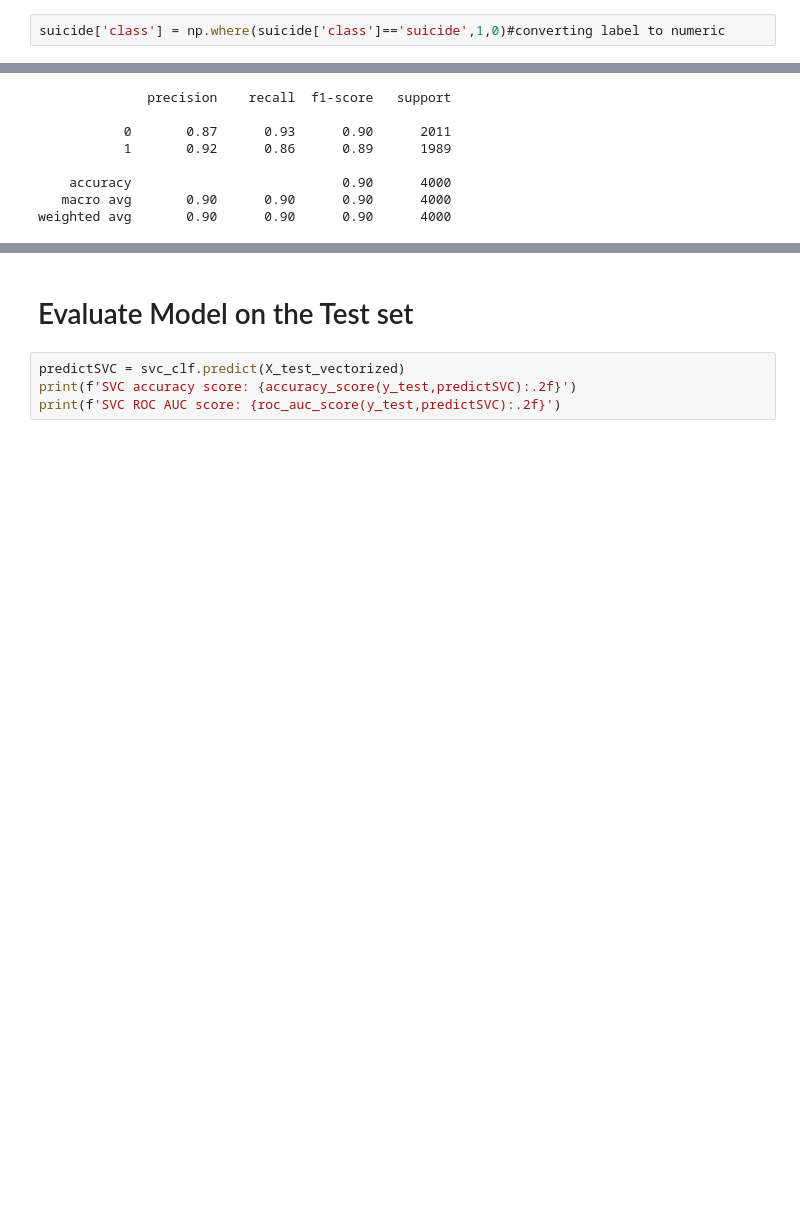
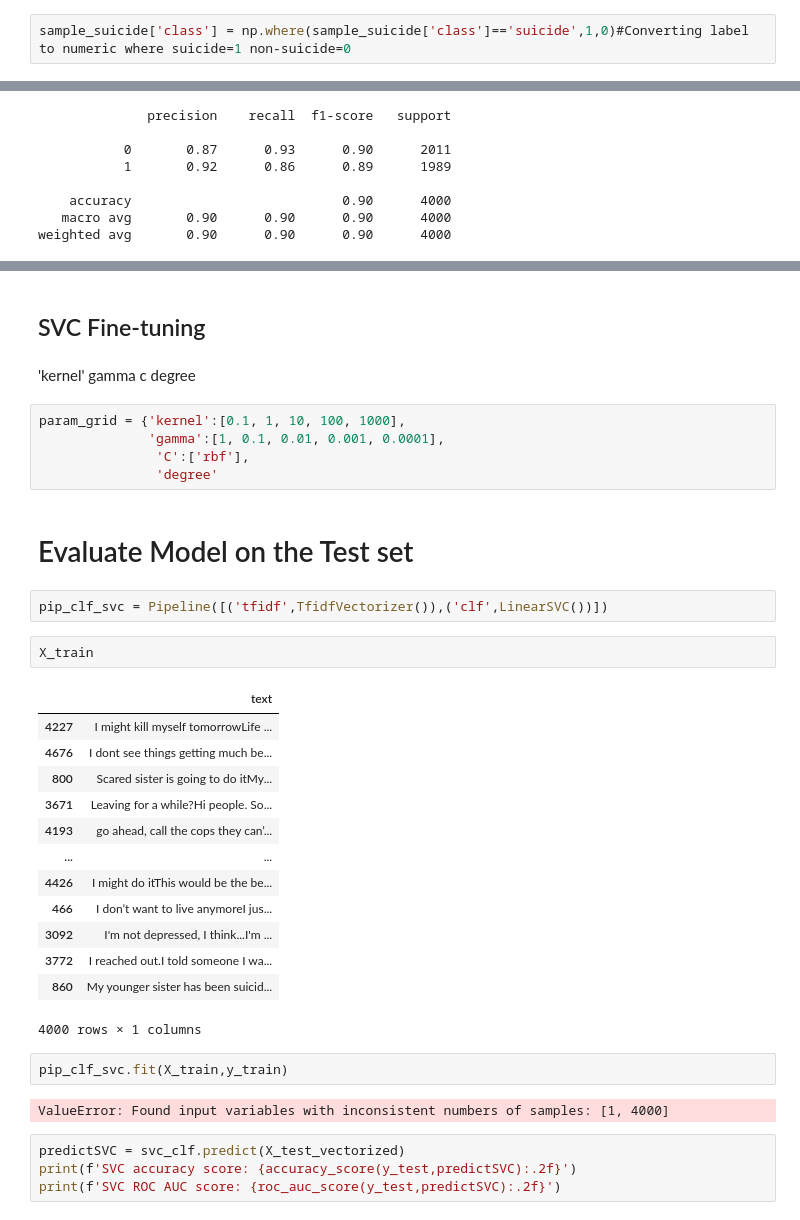
Before and after one commit to ArielMAs/arielmas.github.io, a Jupyter notebook: src/suicide_detector/classification.ipynb, the cells around one changed output, grey strips where cells are left out. Cells and saved outputs as stored; diff of their text form; blank space fills up the shorter version.

```diff
--- a/src/suicide_detector/classification.ipynb
+++ b/src/suicide_detector/classification.ipynb
@@ -41,2 +47,2 @@ Name: count, dtype: int64
 # %%
-suicide['class'] = np.where(suicide['class']=='suicide',1,0)#converting label to numeric
+sample_suicide['class'] = np.where(sample_suicide['class']=='suicide',1,0)#Converting label to numeric where suicide=1 non-suicide=0
@@ -409,5 +459,37 @@ We will keep with original
+# %% [markdown]
+## SVC Fine-tuning
+[//]: # (-.- .tabset)
+# %% [markdown]
+'kernel' gamma c degree
+# %%
+param_grid = {'kernel':[0.1, 1, 10, 100, 1000],
+              'gamma':[1, 0.1, 0.01, 0.001, 0.0001],
+               'C':['rbf'],
+               'degree'
 # %% [markdown]
 # Evaluate Model on the Test set
+# %%
+pip_clf_svc = Pipeline([('tfidf',TfidfVectorizer()),('clf',LinearSVC())])
+# %%
+X_train
+# %% [output]
+|  | text |
+| 4227 | I might kill myself tomorrowLife ... |
+| 4676 | I dont see things getting much be... |
+| 800 | Scared sister is going to do itMy... |
+| 3671 | Leaving for a while?Hi people. So... |
+| 4193 | go ahead, call the cops they can’... |
+| ... | ... |
+| 4426 | I might do itThis would be the be... |
+| 466 | I don’t want to live anymoreI jus... |
+| 3092 | I'm not depressed, I think...I'm ... |
+| 3772 | I reached out.I told someone I wa... |
+| 860 | My younger sister has been suicid... |
+4000 rows × 1 columns
+# %%
+pip_clf_svc.fit(X_train,y_train)
+# %% [output]
+ValueError: Found input variables with inconsistent numbers of samples: [1, 4000]
 # %%
 predictSVC = svc_clf.predict(X_test_vectorized)
 print(f'SVC accuracy score: {accuracy_score(y_test,predictSVC):.2f}')
```
Also changed, not shown: parts of 37 cells of this notebook, 6 other files.
